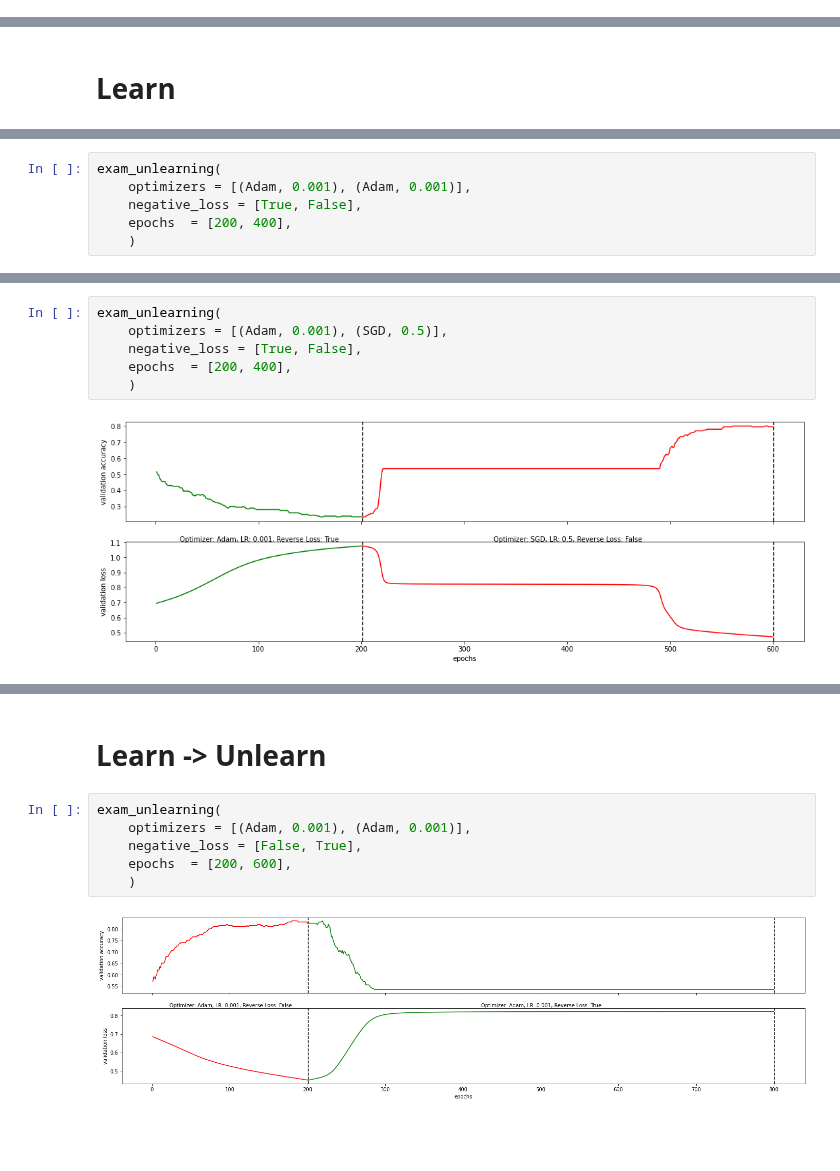
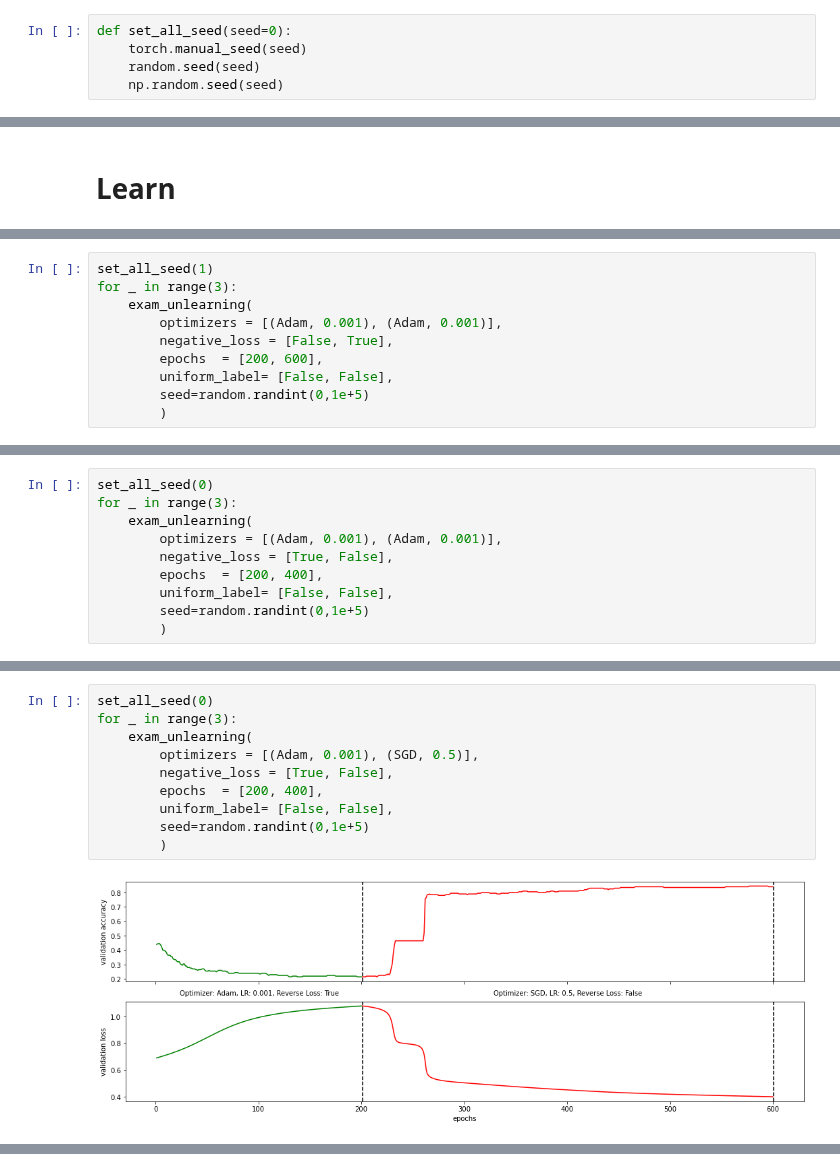
Before and after one commit to Libr-AI/fairlib, a Jupyter notebook: dev/dev_unleanring.ipynb, the cells around one changed output, grey strips where cells are left out. Drawn from its saved outputs; the diff is of its cells as text; blank space fills up the shorter version.

```diff
--- a/dev/dev_unleanring.ipynb
+++ b/dev/dev_unleanring.ipynb
@@ -20,3 +21,8 @@ import tqdm
+# %%
+def set_all_seed(seed=0):
+    torch.manual_seed(seed)
+    random.seed(seed)
+    np.random.seed(seed)
 # %%
 X, y = make_classification(1000, 20, n_informative=10, random_state=0)
 
@@ -177,0 +195,10 @@ exam_unlearning(
+# %%
+set_all_seed(1)
+for _ in range(3):
+    exam_unlearning(
+        optimizers = [(Adam, 0.001), (Adam, 0.001)],
+        negative_loss = [False, True],
+        epochs  = [200, 600],
+        uniform_label= [False, False],
+        seed=random.randint(0,1e+5)
+        )
@@ -178,7 +223,11 @@ exam_unlearning(
 # %%
-exam_unlearning(
-    optimizers = [(Adam, 0.001), (Adam, 0.001)],
-    negative_loss = [True, False],
-    epochs  = [200, 400],
-    )
+set_all_seed(0)
+for _ in range(3):
+    exam_unlearning(
+        optimizers = [(Adam, 0.001), (Adam, 0.001)],
+        negative_loss = [True, False],
+        epochs  = [200, 400],
+        uniform_label= [False, False],
+        seed=random.randint(0,1e+5)
+        )
 # %% [output]
@@ -186,8 +237,12 @@ exam_unlearning(
 # %%
-exam_unlearning(
-    optimizers = [(Adam, 0.001), (SGD, 0.5)],
-    negative_loss = [True, False],
-    epochs  = [200, 400],
-    )
+set_all_seed(0)
+for _ in range(3):
+    exam_unlearning(
+        optimizers = [(Adam, 0.001), (SGD, 0.5)],
+        negative_loss = [True, False],
+        epochs  = [200, 400],
+        uniform_label= [False, False],
+        seed=random.randint(0,1e+5)
+        )
 # %% [output]
-[figure, old version]
+[figure, new version]
@@ -194,10 +250,0 @@ exam_unlearning(
-# %% [markdown]
-# Learn -> Unlearn
-# %%
-exam_unlearning(
-    optimizers = [(Adam, 0.001), (Adam, 0.001)],
-    negative_loss = [False, True],
-    epochs  = [200, 600],
-    )
-# %% [output]
-[figure, removed]
```
Also changed, not shown: parts of 18 cells of this notebook.
